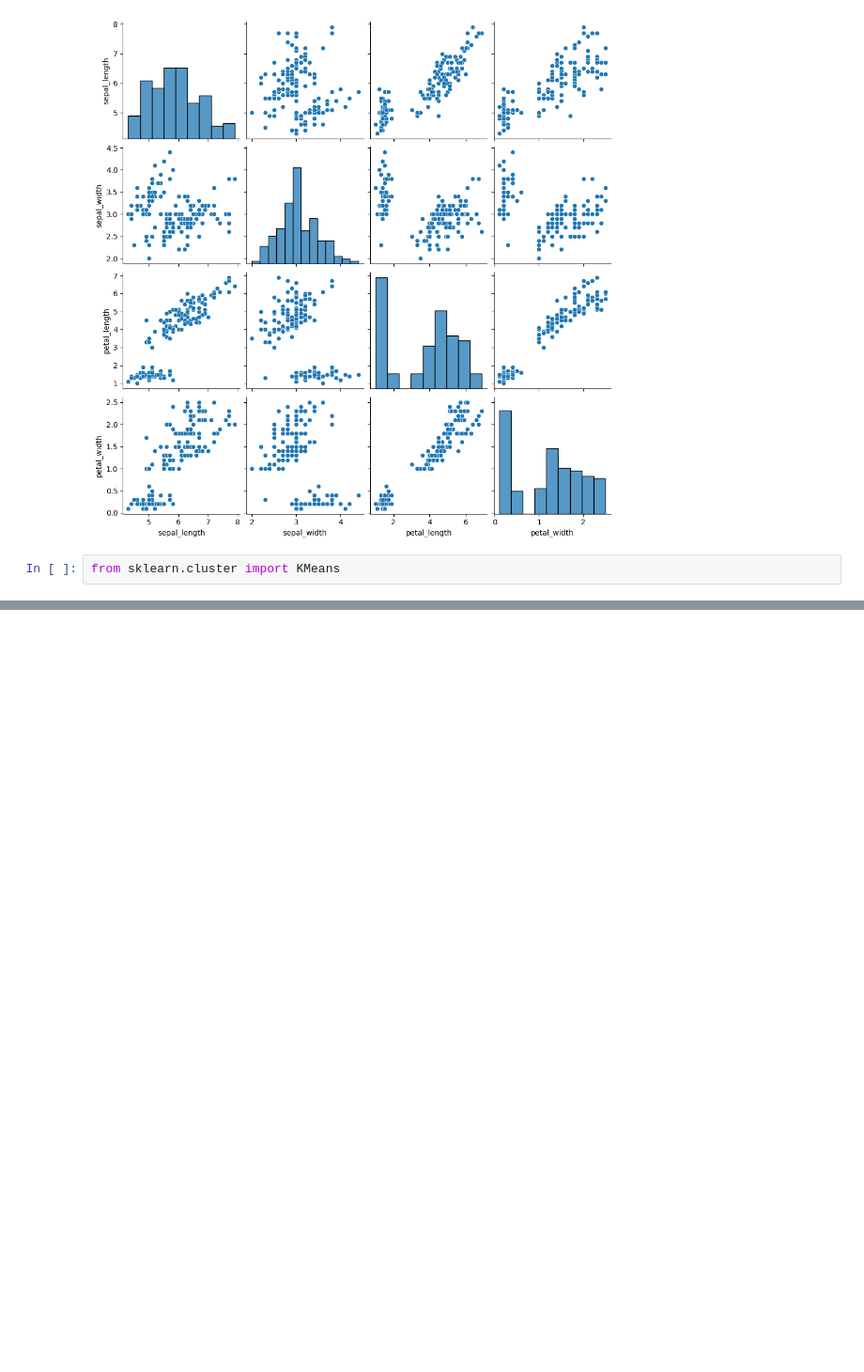
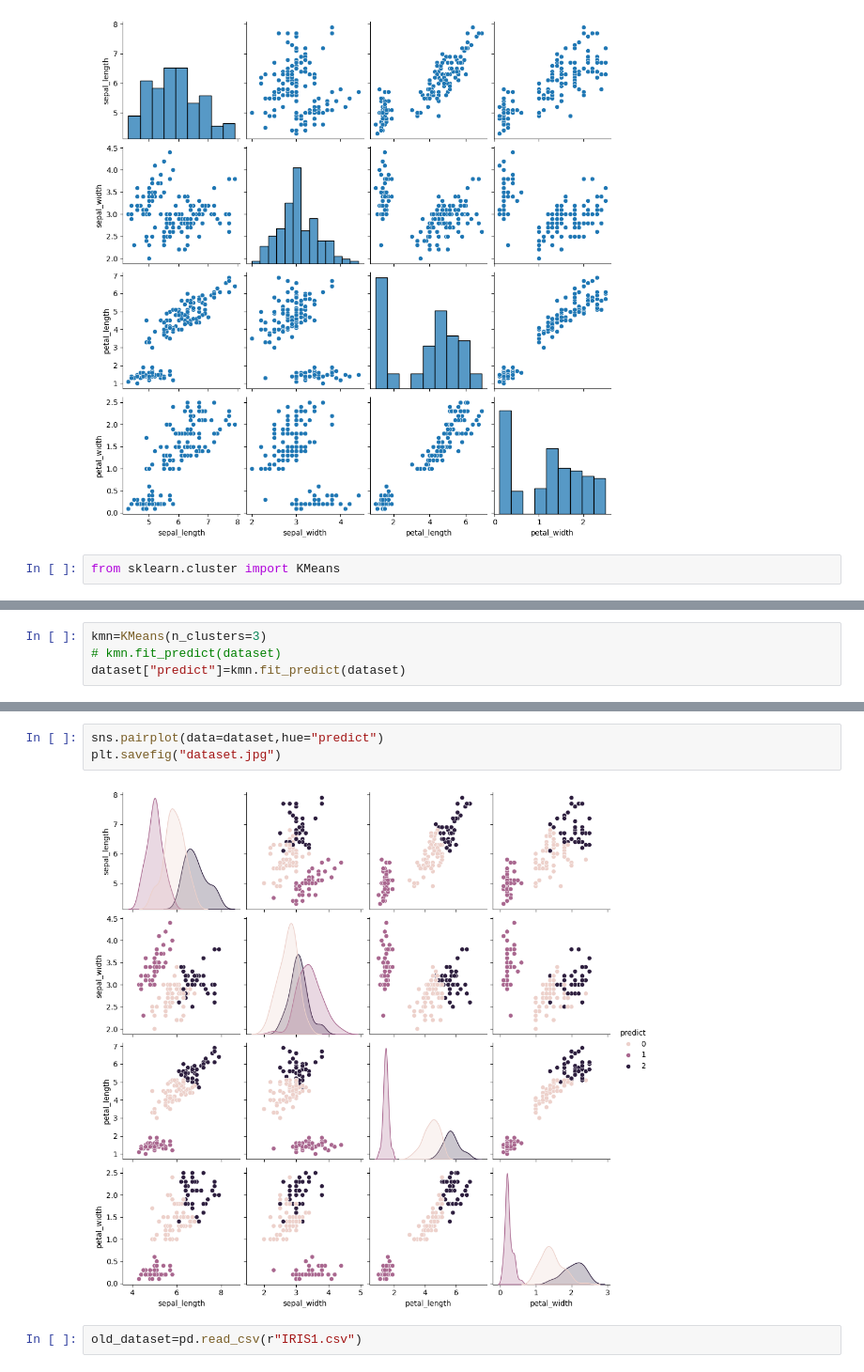
Before and after one commit to SandipRajput9892/linerRegression, a Jupyter notebook: k.mean.ipynb, the cells around one changed output, grey strips where cells are left out. Shown at 94% size. Saved outputs shown, nothing was run; the diff lists cells and outputs as text; blank space fills up the shorter version.

```diff
--- a/k.mean.ipynb
+++ b/k.mean.ipynb
@@ -21,0 +57,4 @@ from sklearn.cluster import KMeans
+# %%
+kmn=KMeans(n_clusters=3)
+# kmn.fit_predict(dataset)
+dataset["predict"]=kmn.fit_predict(dataset)
@@ -21,0 +77,7 @@ from sklearn.cluster import KMeans
+# %%
+sns.pairplot(data=dataset,hue="predict")
+plt.savefig("dataset.jpg")
+# %% [output]
+[figure, added]
+# %%
+old_dataset=pd.read_csv(r"IRIS1.csv")
```
Also changed, not shown: parts of 6 cells of this notebook, 14 other files.
